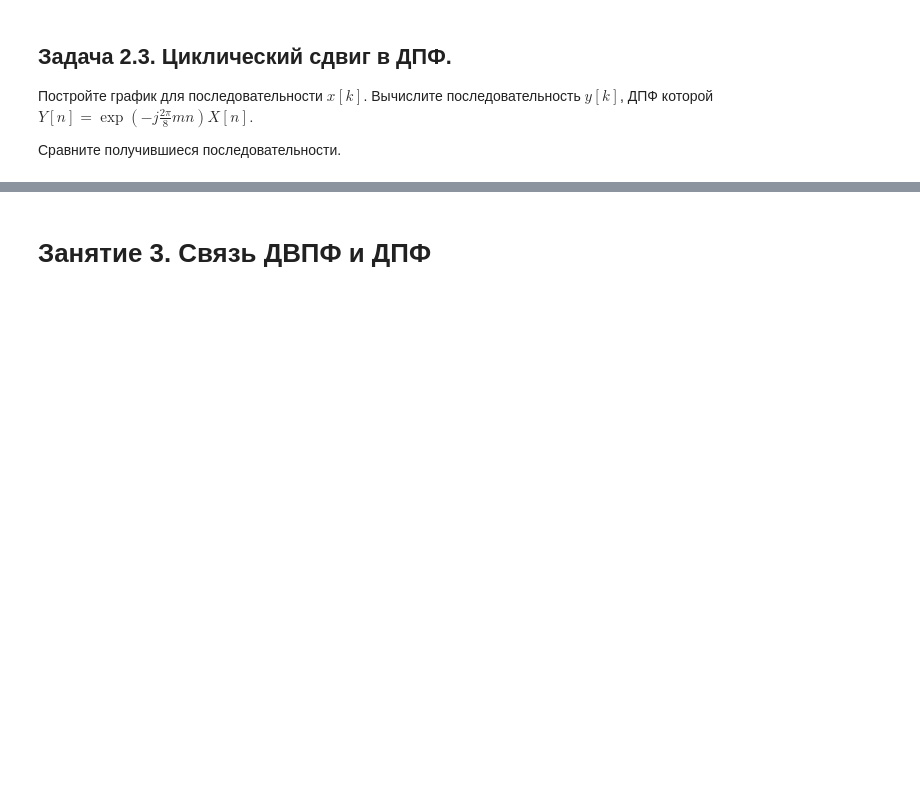
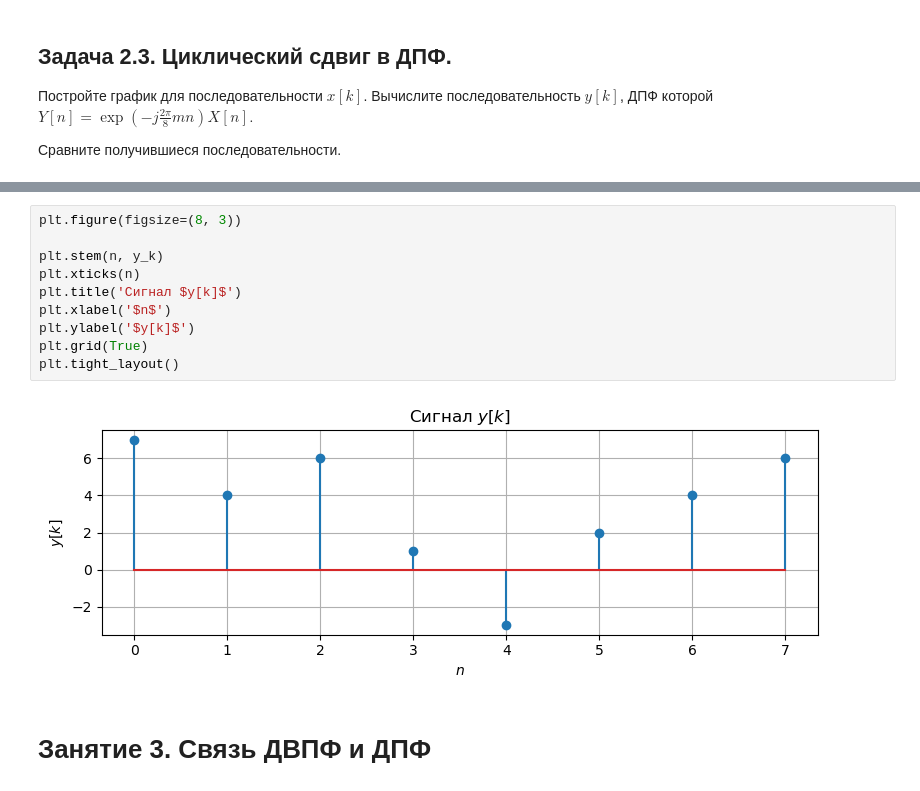
Before and after one commit to vihlancevk/DigitalSignalProcessing, a Jupyter notebook: Lab2/Lab2_task.ipynb, the cells around one changed output, grey strips where cells are left out. Saved outputs shown, nothing was run; the diff lists cells and outputs as text; blank space fills up the shorter version.

```diff
--- a/Lab2/Lab2_task.ipynb
+++ b/Lab2/Lab2_task.ipynb
@@ -415,3 +504,15 @@ $Y[n]=\exp \left( -j\frac{2\pi }{8}mn \right)X[n].$
+# %%
+plt.figure(figsize=(8, 3))
+
+plt.stem(n, y_k)
+plt.xticks(n)
+plt.title('Сигнал $y[k]$')
+plt.xlabel('$n$')
+plt.ylabel('$y[k]$')
+plt.grid(True)
+plt.tight_layout()
+# %% [output]
+[figure, added]
 # %% [markdown]
 # Занятие 3. Связь ДВПФ и ДПФ
 # %% [markdown]
```
Also changed, not shown: parts of 9 cells of this notebook.
